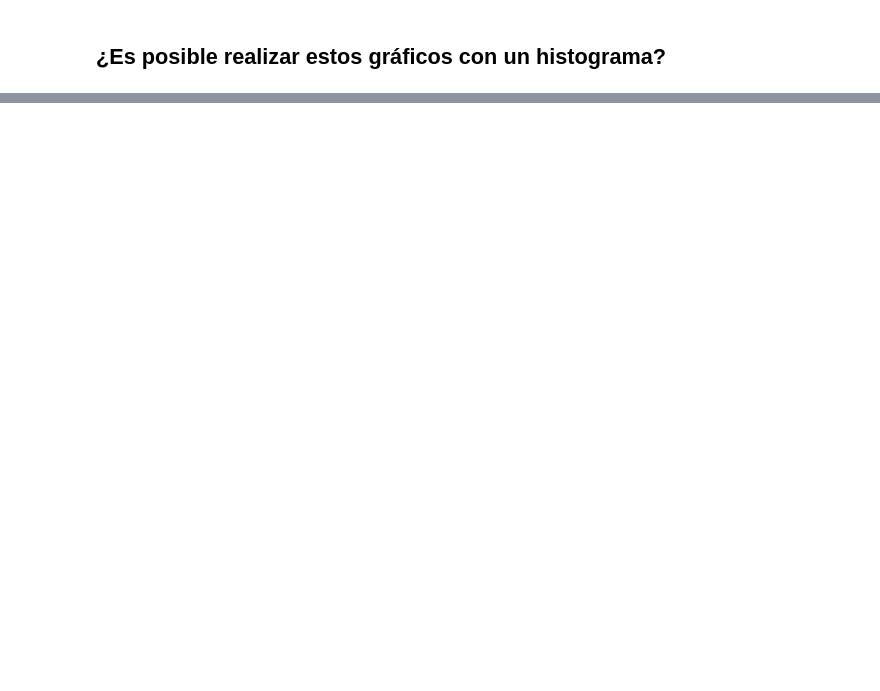
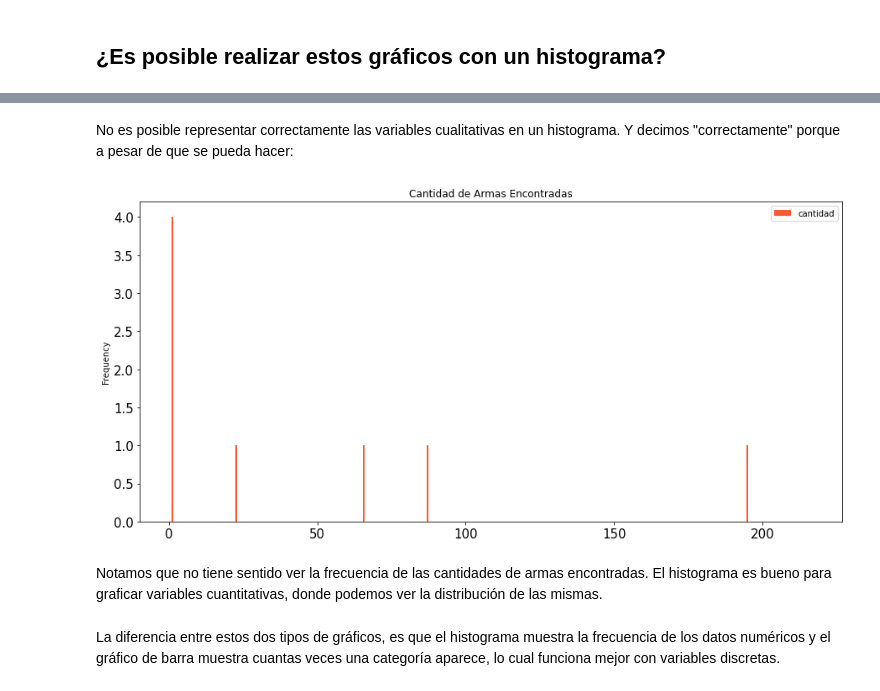
Before and after one commit to Jonathan-R0/TP1-OrganizacionDeDatos, a Jupyter notebook: src/Parte1Merged.ipynb, the cells around one changed output, grey strips where cells are left out. Saved outputs shown, nothing was run; the diff lists cells and outputs as text; code cells hidden in the pictures; blank space fills up the shorter version.

```diff
--- a/src/Parte1Merged.ipynb
+++ b/src/Parte1Merged.ipynb
@@ -410,0 +409,11 @@ No es posible representar las variables en un gráfico de histograma porque se e
+# %% [markdown]
+No es posible representar correctamente las variables cualitativas en un histograma. Y decimos "correctamente" porque a pesar de que se pueda hacer:
+# %%
+df_merged.loc["armed"]\
+         .plot(kind='hist', color=[red], width=0.5, fontsize=15, title="Cantidad de Armas Encontradas", figsize=(15,7));
+# %% [output]
+[figure, added]
+# %% [markdown]
+Notamos que no tiene sentido ver la frecuencia de las cantidades de armas encontradas. El histograma es bueno para graficar variables cuantitativas, donde podemos ver la distribución de las mismas.
+# %% [markdown]
+La diferencia entre estos dos tipos de gráficos, es que el histograma muestra la frecuencia de los datos numéricos y el gráfico de barra muestra cuantas veces una categoría aparece, lo cual funciona mejor con variables discretas.
```
Also changed, not shown: parts of 2 cells of this notebook.
